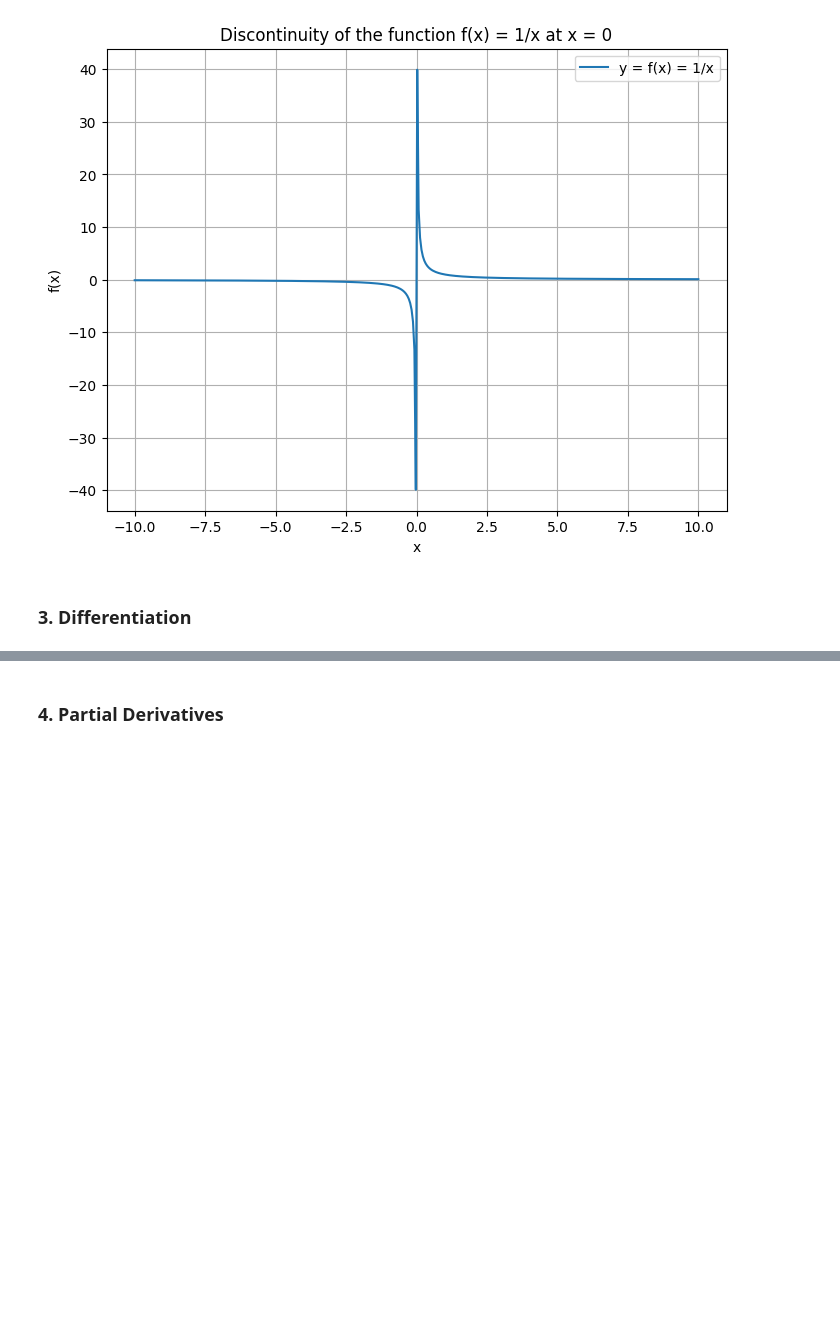
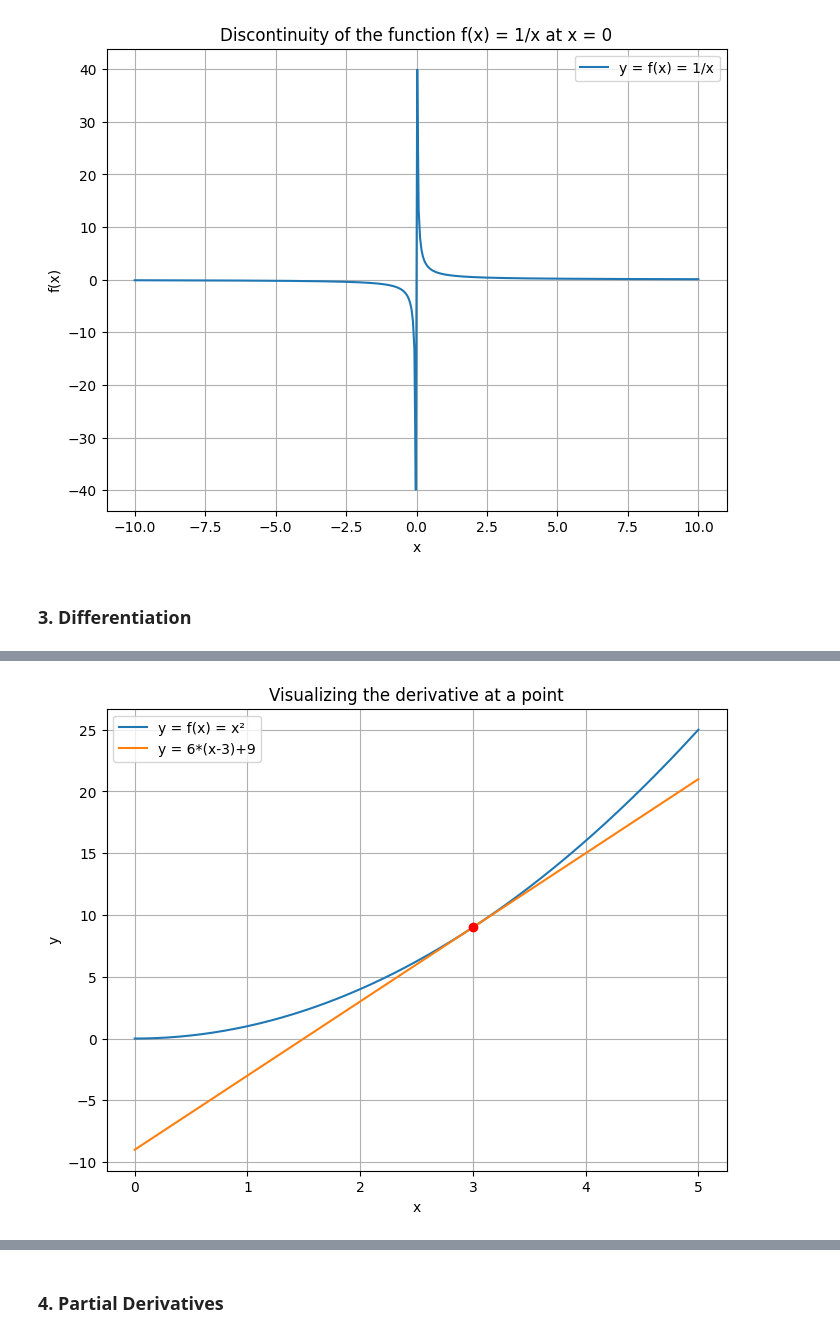
Before and after one commit to natapone/learning_ai_by_coding, a Jupyter notebook: 1-2_calculus.ipynb, the cells around one changed output, grey strips where cells are left out. Saved outputs shown, nothing was run; the diff lists cells and outputs as text; code cells hidden in the pictures; blank space fills up the shorter version.

```diff
--- a/1-2_calculus.ipynb
+++ b/1-2_calculus.ipynb
@@ -451,0 +518,46 @@ The function is not continuous at x = 0
+# %%
+import matplotlib.pyplot as plt
+import numpy as np
+from sympy import *
+
+# Define the symbolic variable
+x = symbols('x')
+
+# Define the function
+def f(x):
+    return x**2
+
+# Calculate derivative
+derivative = diff(f(x), x)
+
+# Calculate the rate of change at x = 3
+x_value = 3
+rate_of_change = derivative.subs(x, x_value)
+
+# Create a range of x values
+x_vals = np.linspace(0, 5, 400)
+
+# Create y values for the original function
+y_vals = np.array([f(val) for val in x_vals])
+
+# Create y values for the tangent line
+tangent_line = np.array([rate_of_change*(val-x_value)+f(x_value) for val in x_vals])
+
+# Plot the original function
+plt.figure(figsize=(8, 6))
+plt.plot(x_vals, y_vals, label="y = f(x) = x²")
+
+# Plot the tangent line
+plt.plot(x_vals, tangent_line, label=f"y = {rate_of_change}*(x-{x_value})+{f(x_value)}")
+
+# Mark the point of tangency
+plt.plot(x_value, f(x_value), 'ro')
+
+plt.xlabel("x")
+plt.ylabel("y")
+plt.title("Visualizing the derivative at a point")
+plt.legend()
+plt.grid(True)
+plt.show()
+# %% [output]
+[figure, added]
```
Also changed, not shown: parts of 8 cells of this notebook.
